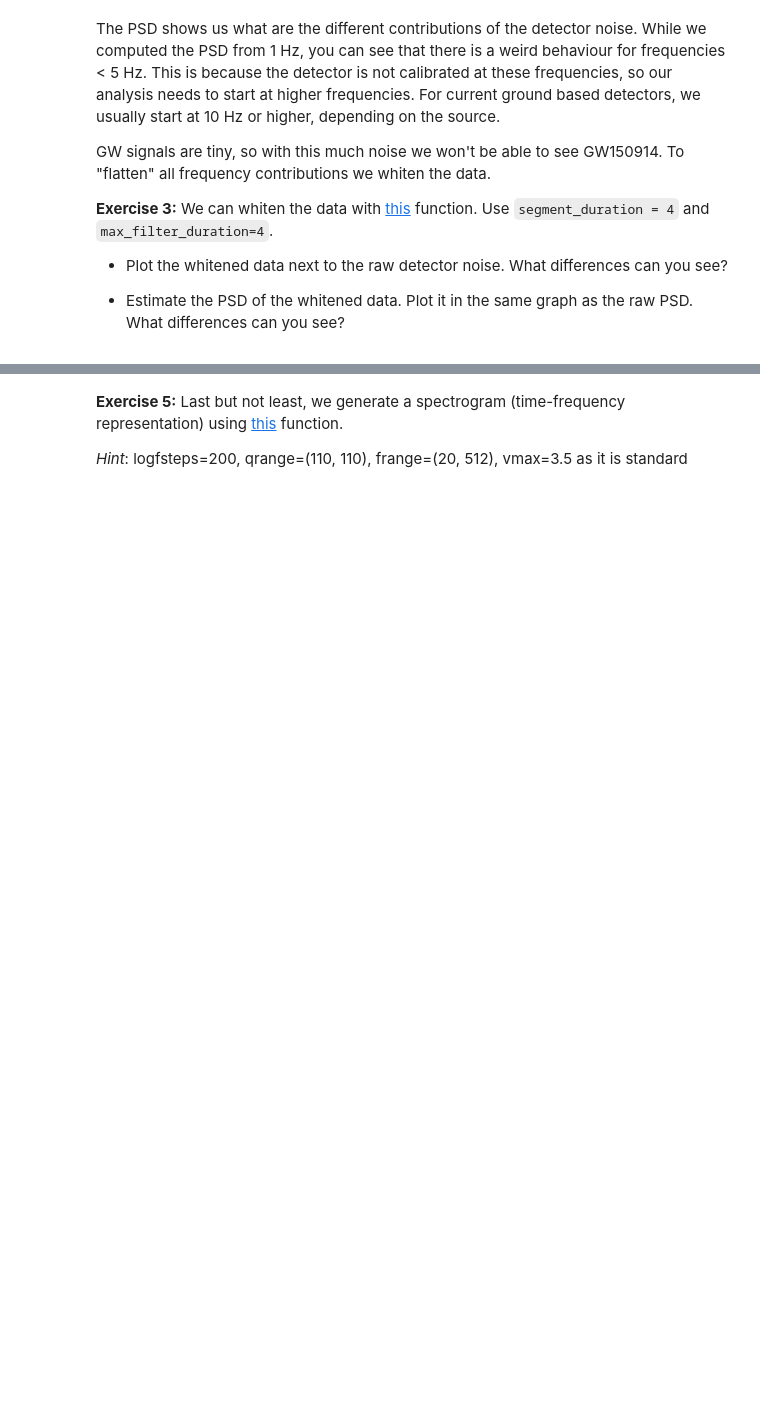
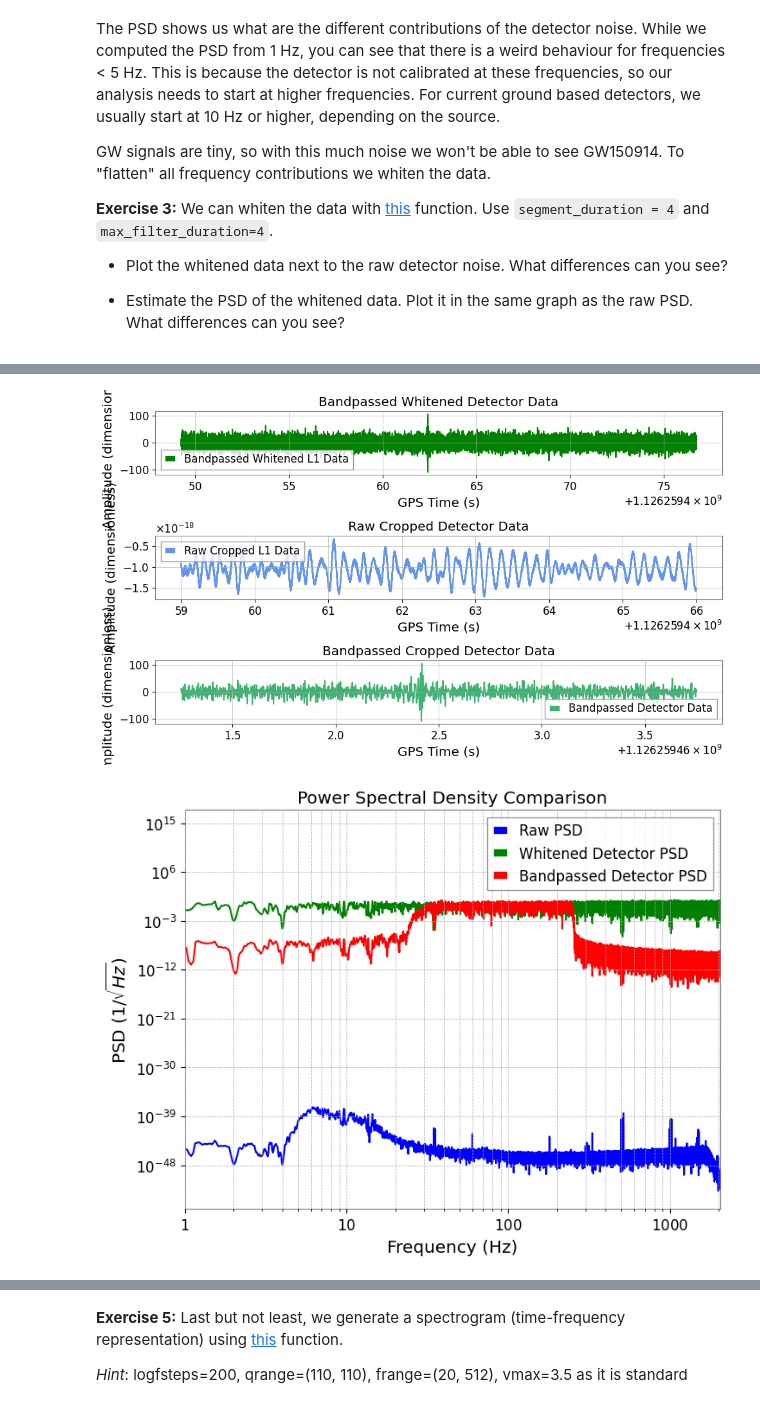
Before and after one commit to 1Anvitha/PRA3024_25, a Jupyter notebook: GW_tutorial_2_detector_noise_PSD.ipynb, the cells around one changed output, grey strips where cells are left out. Drawn from its saved outputs; the diff is of its cells as text; code cells hidden in the pictures; blank space fills up the shorter version.

```diff
--- a/GW_tutorial_2_detector_noise_PSD.ipynb
+++ b/GW_tutorial_2_detector_noise_PSD.ipynb
@@ -279,0 +336,60 @@ plt.show()
+# %%
+# Function to apply bandpass filtering
+def bandpass_data(data_input, low_cutoff=30, high_cutoff=250, order=512): #keeps the range where GW are most detectable
+
+    return data_input.highpass_fir(low_cutoff, order).lowpass_fir(high_cutoff, order) #removed low freq seismmic noise and high freq instrumental noise
+
+# bandpass filtering
+bandpassed_data = bandpass_data(whitened_data)
+
+# Compute PSD of bandpassed data
+bandpassed_psd = bandpassed_data.filter_psd(bandpassed_data.duration, bandpassed_data.delta_f, flow=1)
+#the above step characterises the nnoise in different freq bands, to help identify the unwanted noise and to filter it out for  etter results
+
+# Crop Data
+bpsd_crop = bandpassed_data.crop(12, 13)
+data_crop = data.crop(12, 13)
+
+
+ffig, axes = plt.subplots(3, 1, figsize=(10, 6))  # 3 rows, 1 column
+#whitened plot
+axes[0].plot(bandpassed_data.sample_times, bandpassed_data, label='Bandpassed Whitened L1 Data', color='green')
+axes[0].set_xlabel('GPS Time (s)')
+axes[0].set_ylabel("Amplitude (dimensionless)")
+axes[0].set_title("Bandpassed Whitened Detector Data")
+axes[0].legend()
+
+#raw data plot
+axes[1].plot(data_crop.sample_times, data_crop, label='Raw Cropped L1 Data', color='cornflowerblue')
+axes[1].set_xlabel('GPS Time (s)')
+axes[1].set_ylabel("Amplitude (dimensionless)")
+axes[1].set_title("Raw Cropped Detector Data")
+axes[1].legend()
+
+#cropped data graph
+axes[2].plot(bpsd_crop.sample_times, bpsd_crop, label='Bandpassed Detector Data', color='mediumseagreen')
+axes[2].set_xlabel('GPS Time (s)')
+axes[2].set_ylabel("Amplitude (dimensionless)")
+axes[2].set_title("Bandpassed Cropped Detector Data")
+axes[2].legend()
+
+
+plt.tight_layout()
+
+#compariosn plotting
+plt.figure(figsize=(8, 6))
+plt.loglog(psd.get_sample_frequencies(), psd, label='Raw PSD', color='blue')
+plt.loglog(whitened_psd.get_sample_frequencies(), whitened_psd, label='Whitened Detector PSD', color='green')
+plt.loglog(bandpassed_psd.get_sample_frequencies(), bandpassed_psd, label='Bandpassed Detector PSD', color='red')
+
+plt.xlim(flow, data.sample_rate / 2)
+plt.xlabel('Frequency (Hz)')
+plt.ylabel(r'PSD $(1/\sqrt {Hz})$')
+plt.legend()
+plt.title("Power Spectral Density Comparison")
+plt.grid(which="both", linestyle="--", linewidth=0.5)
+
+plt.show()
+# %% [output]
+[figure, added]
+[figure, added]
```
Also changed, not shown: parts of 19 cells of this notebook.
